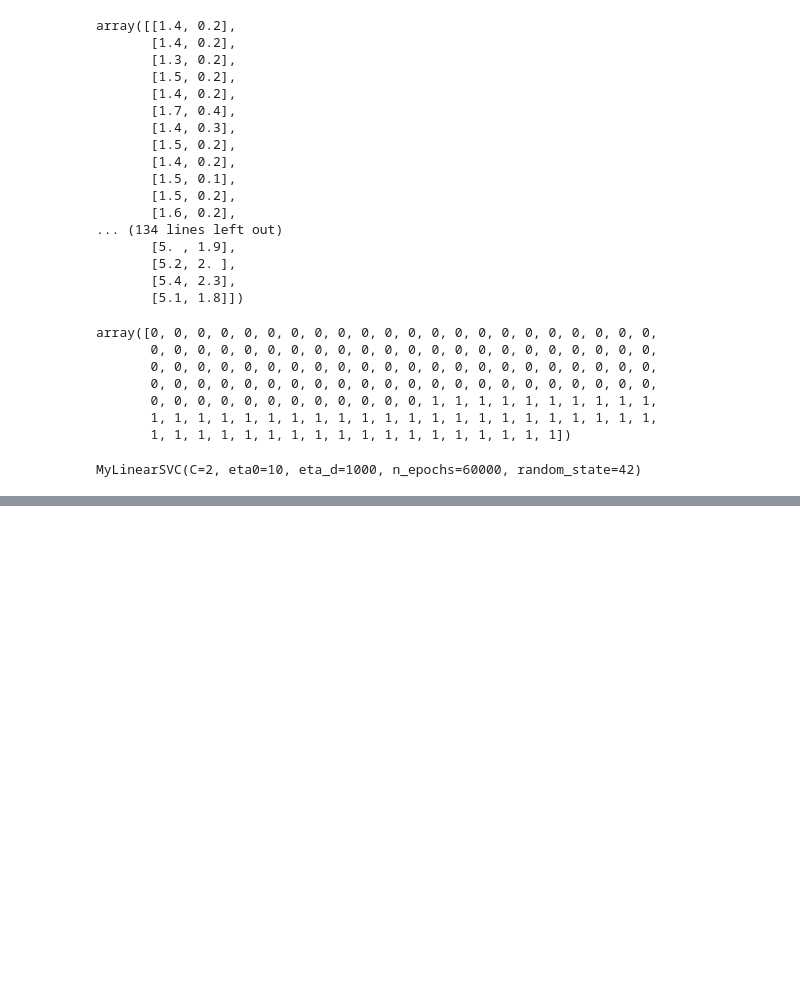
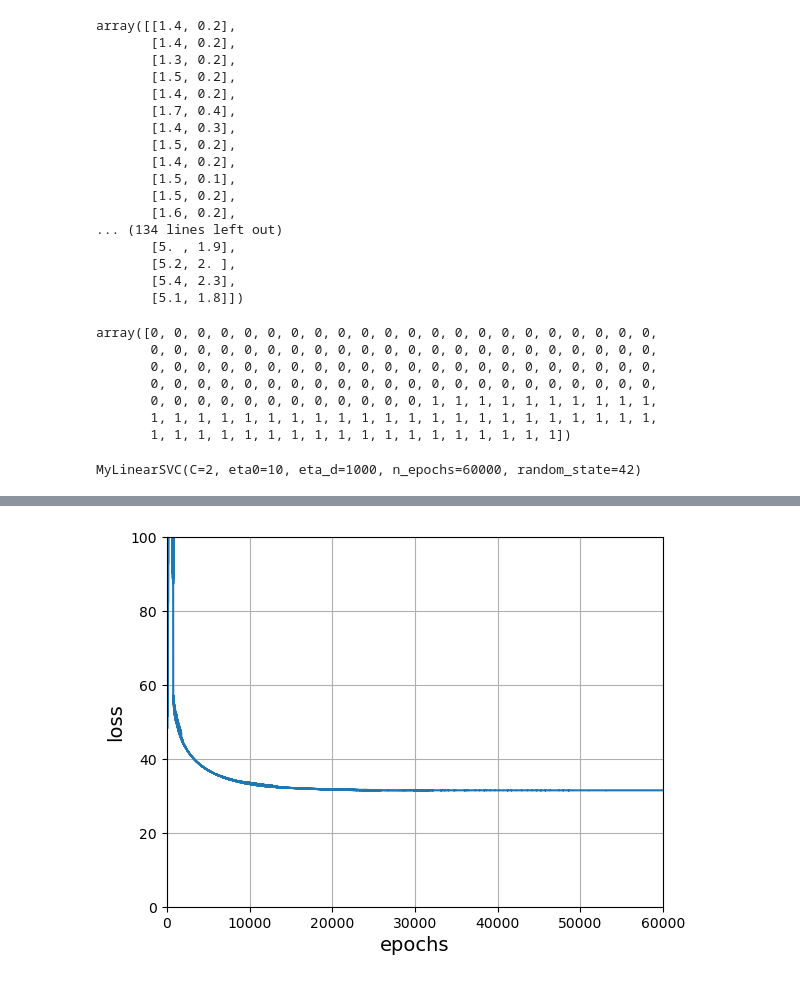
Before and after one commit to cj-chavarria/Machine-Learning-Coursework, a Jupyter notebook: 09_SVMs.ipynb, the cells around one changed output, grey strips where cells are left out. Saved outputs shown, nothing was run; the diff lists cells and outputs as text; code cells hidden in the pictures; blank space fills up the shorter version.

```diff
--- a/09_SVMs.ipynb
+++ b/09_SVMs.ipynb
@@ -110,0 +155,9 @@ print(svm_clf.intercept_, svm_clf.coef_)
+# %%
+plt.plot(range(svm_clf.n_epochs), svm_clf.Js)
+plt.axis([0, svm_clf.n_epochs, 0,100])
+plt.xlabel('epochs')
+plt.ylabel('loss')
+plt.grid()
+plt.show()
+# %% [output]
+[figure, added]
```
Also changed, not shown: parts of 14 cells of this notebook.
